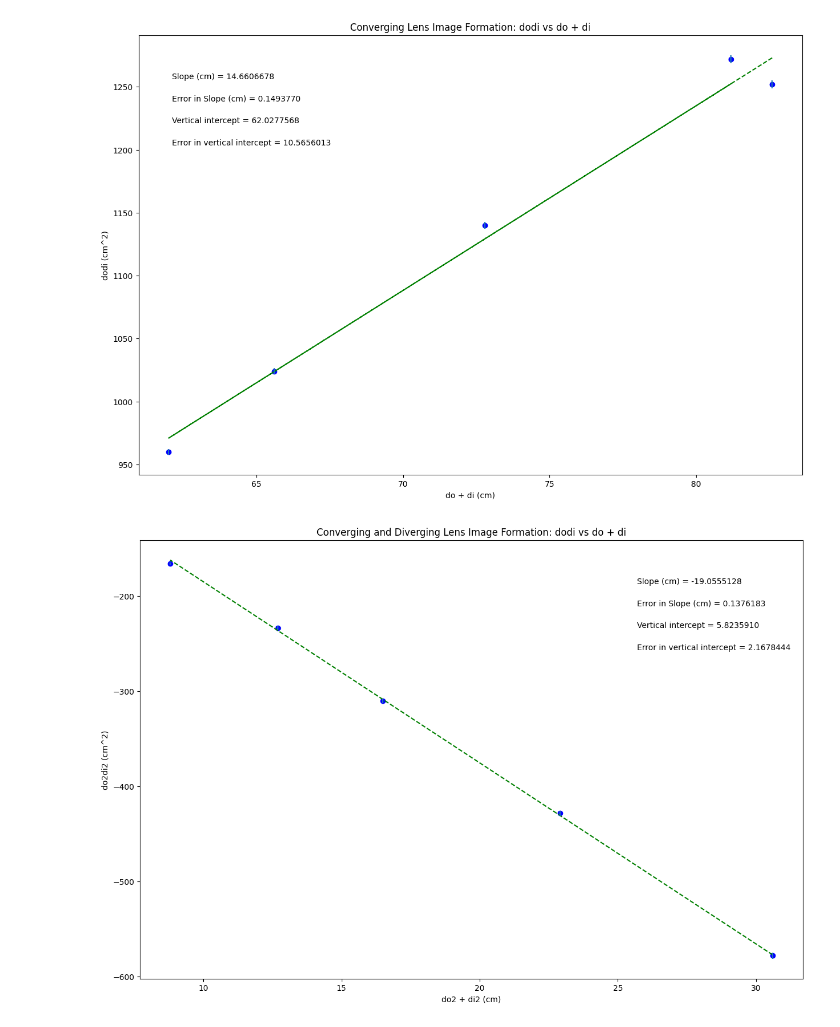
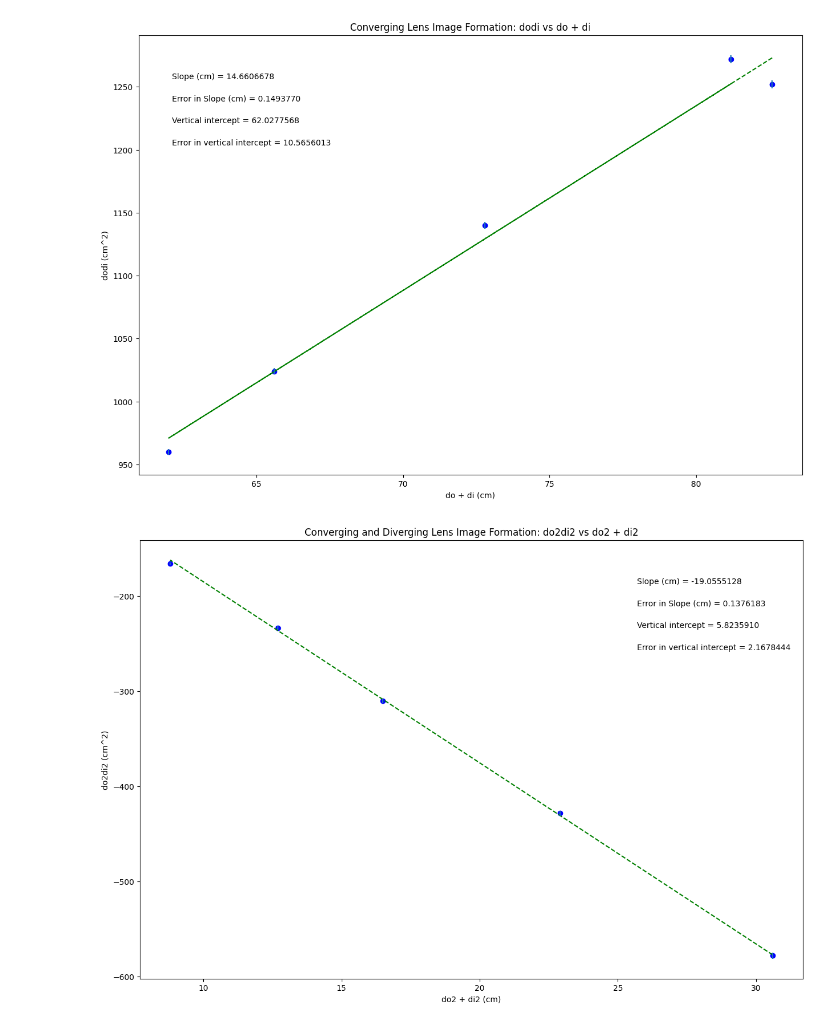
Before and after one commit to sydneymcgrath2019-oss/Physics-216-Lab, a Jupyter notebook: Lenses_and_Image_Formation.ipynb, the cells around one changed output. Drawn from its saved outputs; the diff is of its cells as text; code cells hidden in the pictures.

```diff
--- a/Lenses_and_Image_Formation.ipynb
+++ b/Lenses_and_Image_Formation.ipynb
@@ -157,7 +157,7 @@ dy = err_yvariable_changeme        #this should be your error in y array
 
 #UPDATE EACH OF THESE 4 STRINGS FOR YOUR PLOT LABELS AS YOU WANT THEM TO APPEAR
 
-plot_title= 'Converging and Diverging Lens Image Formation: dodi vs do + di'
+plot_title= 'Converging and Diverging Lens Image Formation: do2di2 vs do2 + di2'
 x_label= 'do2 + di2 (cm)'
 y_label= 'do2di2 (cm^2)'
 slope_units= 'cm'
@@ -212,31 +212,31 @@ elif annotation_placement==3 or annotation_placement==4:
 #Don't need to change anything in this section!
 
 #Plot data on graph. Plot error bars and place values for slope,
 #error in slope, and vertical intercept (plus error) on the plot using "annotate"
 
 plt.figure(figsize=(15,10))
 
 plt.plot(x, fit, color='green', linestyle='--')
 plt.scatter(x, y, color='blue', marker='o')
 
 plt.xlabel(x_label)
 plt.ylabel(y_label)
 plt.title(plot_title)
 
 plt.errorbar(x, y, yerr=dy, xerr=None, fmt="none") #don't need to plot x error bars
 
 plt.annotate('Slope ({}) = {value:.{digits}f}'.format(slope_units,value=m, digits=7),
              (xpos, ypos[0]), xycoords='axes fraction')
 
 plt.annotate('Error in Slope ({}) = {value:.{digits}f}'.format(slope_units,value=dm, digits=7),
              (xpos, ypos[1]), xycoords='axes fraction')
 
 plt.annotate('Vertical intercept = {value:.{digits}f}'.format(value=b, digits=7),
              (xpos, ypos[2]), xycoords='axes fraction')
 
 plt.annotate('Error in vertical intercept = {value:.{digits}f}'.format(value=db, digits=7),
              (xpos, ypos[3]), xycoords='axes fraction')
 
 plt.show()
 # %% [output]
-[figure, old version]
+[figure, new version]
```
